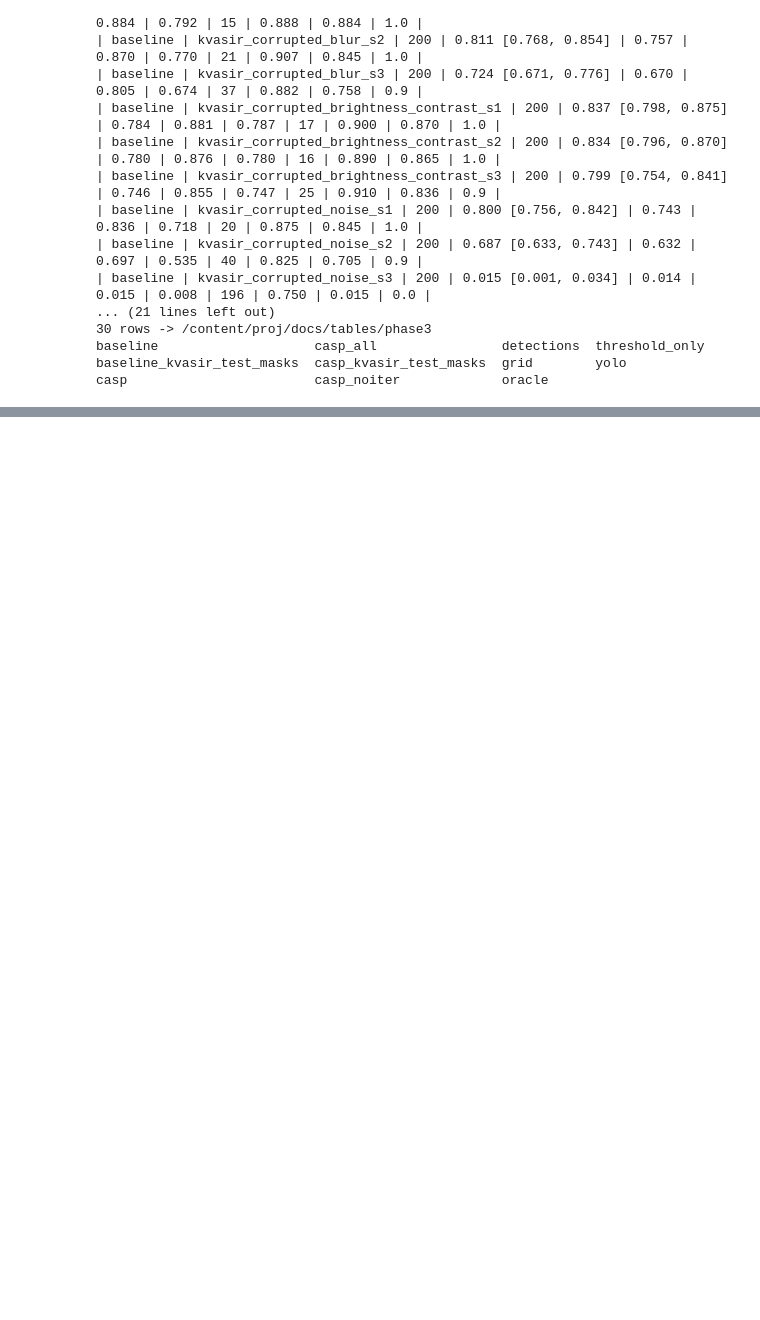
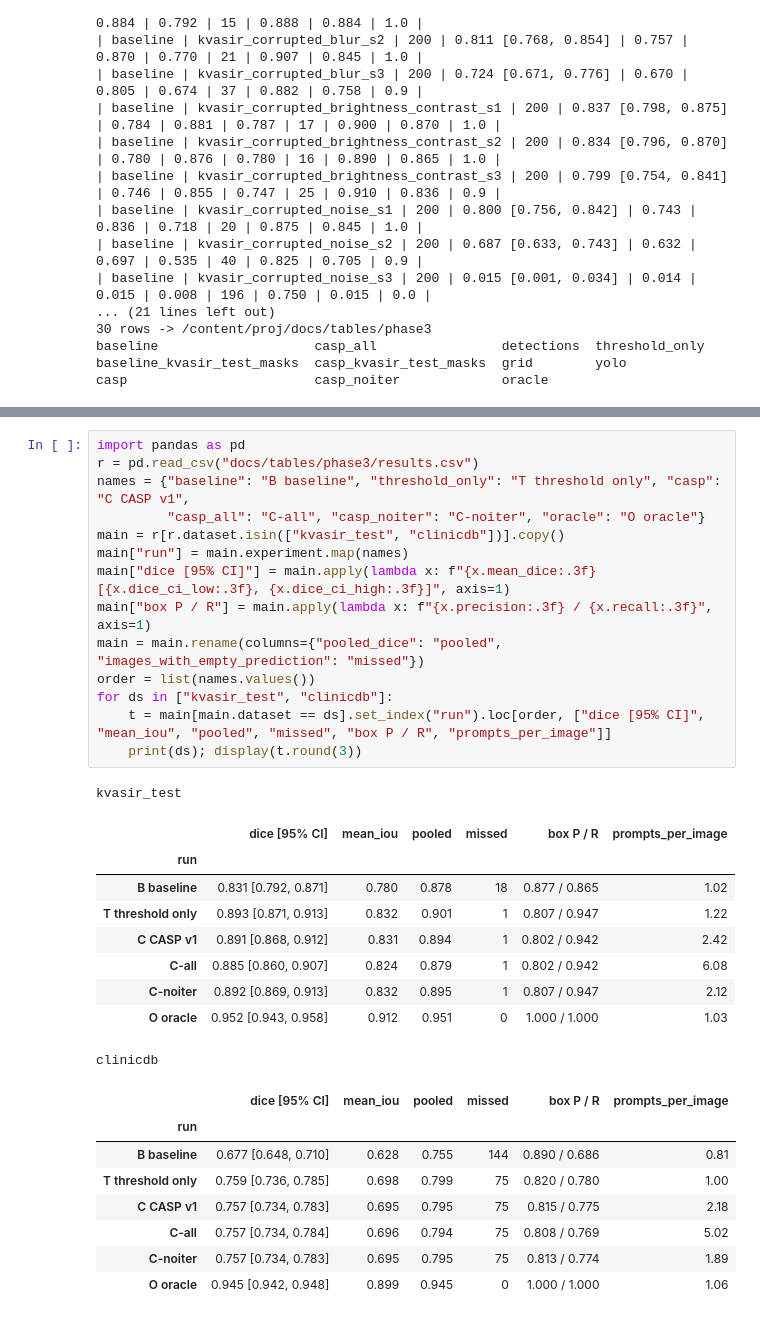
Before and after one commit to kashishfatima999/Confidence-Aware-Self-Prompting-for-Robust-Polyp-Segmentation, a Jupyter notebook: docs/submissions/phase3/F26-13.ipynb, the cells around one changed output, grey strips where cells are left out. Drawn from its saved outputs; the diff is of its cells as text; blank space fills up the shorter version.

```diff
--- a/docs/submissions/phase3/F26-13.ipynb
+++ b/docs/submissions/phase3/F26-13.ipynb
@@ -409,0 +423,33 @@ four CASP/threshold configs and in DL-34, plus a change-log row. Never `runs/`,
+# %%
+import pandas as pd
+r = pd.read_csv("docs/tables/phase3/results.csv")
+names = {"baseline": "B baseline", "threshold_only": "T threshold only", "casp": "C CASP v1",
+         "casp_all": "C-all", "casp_noiter": "C-noiter", "oracle": "O oracle"}
+main = r[r.dataset.isin(["kvasir_test", "clinicdb"])].copy()
+main["run"] = main.experiment.map(names)
+main["dice [95% CI]"] = main.apply(lambda x: f"{x.mean_dice:.3f} [{x.dice_ci_low:.3f}, {x.dice_ci_high:.3f}]", axis=1)
+main["box P / R"] = main.apply(lambda x: f"{x.precision:.3f} / {x.recall:.3f}", axis=1)
+main = main.rename(columns={"pooled_dice": "pooled", "images_with_empty_prediction": "missed"})
+order = list(names.values())
+for ds in ["kvasir_test", "clinicdb"]:
+    t = main[main.dataset == ds].set_index("run").loc[order, ["dice [95% CI]", "mean_iou", "pooled", "missed", "box P / R", "prompts_per_image"]]
+    print(ds); display(t.round(3))
+# %% [output]
+kvasir_test
+|  | dice [95% CI] | mean_iou | pooled | missed | box P / R | prompts_per_image |
+| run |  |  |  |  |  |  |
+| B baseline | 0.831 [0.792, 0.871] | 0.780 | 0.878 | 18 | 0.877 / 0.865 | 1.02 |
+| T threshold only | 0.893 [0.871, 0.913] | 0.832 | 0.901 | 1 | 0.807 / 0.947 | 1.22 |
+| C CASP v1 | 0.891 [0.868, 0.912] | 0.831 | 0.894 | 1 | 0.802 / 0.942 | 2.42 |
+| C-all | 0.885 [0.860, 0.907] | 0.824 | 0.879 | 1 | 0.802 / 0.942 | 6.08 |
+| C-noiter | 0.892 [0.869, 0.913] | 0.832 | 0.895 | 1 | 0.807 / 0.947 | 2.12 |
+| O oracle | 0.952 [0.943, 0.958] | 0.912 | 0.951 | 0 | 1.000 / 1.000 | 1.03 |
+clinicdb
+|  | dice [95% CI] | mean_iou | pooled | missed | box P / R | prompts_per_image |
+| run |  |  |  |  |  |  |
+| B baseline | 0.677 [0.648, 0.710] | 0.628 | 0.755 | 144 | 0.890 / 0.686 | 0.81 |
+| T threshold only | 0.759 [0.736, 0.785] | 0.698 | 0.799 | 75 | 0.820 / 0.780 | 1.00 |
+| C CASP v1 | 0.757 [0.734, 0.783] | 0.695 | 0.795 | 75 | 0.815 / 0.775 | 2.18 |
+| C-all | 0.757 [0.734, 0.784] | 0.696 | 0.794 | 75 | 0.808 / 0.769 | 5.02 |
+| C-noiter | 0.757 [0.734, 0.783] | 0.695 | 0.795 | 75 | 0.813 / 0.774 | 1.89 |
+| O oracle | 0.945 [0.942, 0.948] | 0.899 | 0.945 | 0 | 1.000 / 1.000 | 1.06 |
```
Also changed, not shown: parts of 13 cells of this notebook, 6 other files.
